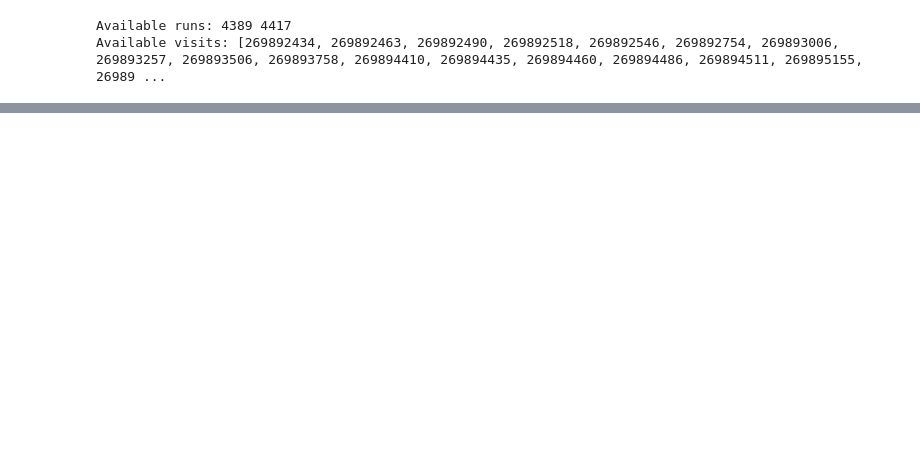
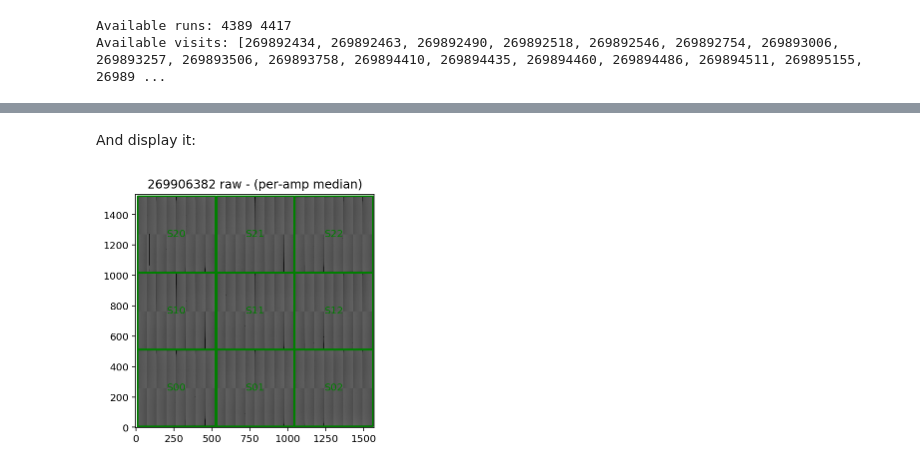
Before and after one commit to lsst-sitcom/notebooks, a Jupyter notebook: eotestanalysis_example.ipynb, the cells around one changed output, grey strips where cells are left out. Cells and saved outputs as stored; diff of their text form; code cells hidden in the pictures; blank space fills up the shorter version.

```diff
--- a/eotestanalysis_example.ipynb
+++ b/eotestanalysis_example.ipynb
@@ -153,12 +116,16 @@ def myCallback(im, ccd, imageSource, subtractMedian=True):
             arr -= np.median(arr)
 
     return oim
+# %% [markdown]
+And display it:
 # %%
 disp = afwDisplay.Display(1)
 disp.scale('asinh', 'zscale')
 
 dataType = "raw"
 mos = cameraGeomUtils.showCamera(camera,
-                                 cameraGeomUtils.ButlerImage(butler, dataType, visit=dataId1["visit"],
+                                 cameraGeomUtils.ButlerImage(butler, dataType, visit=dataId["visit"],
                                                              callback=myCallback),
-                                 binSize=8, display=disp, title="%d %s - (per-amp median)" % (visit, dataType))
+                                 binSize=8, display=disp, title="%d %s - (per-amp median)" % (ptc_visit, dataType))
+# %% [output]
+[figure, added]
```
Also changed, not shown: parts of 42 cells of this notebook.
